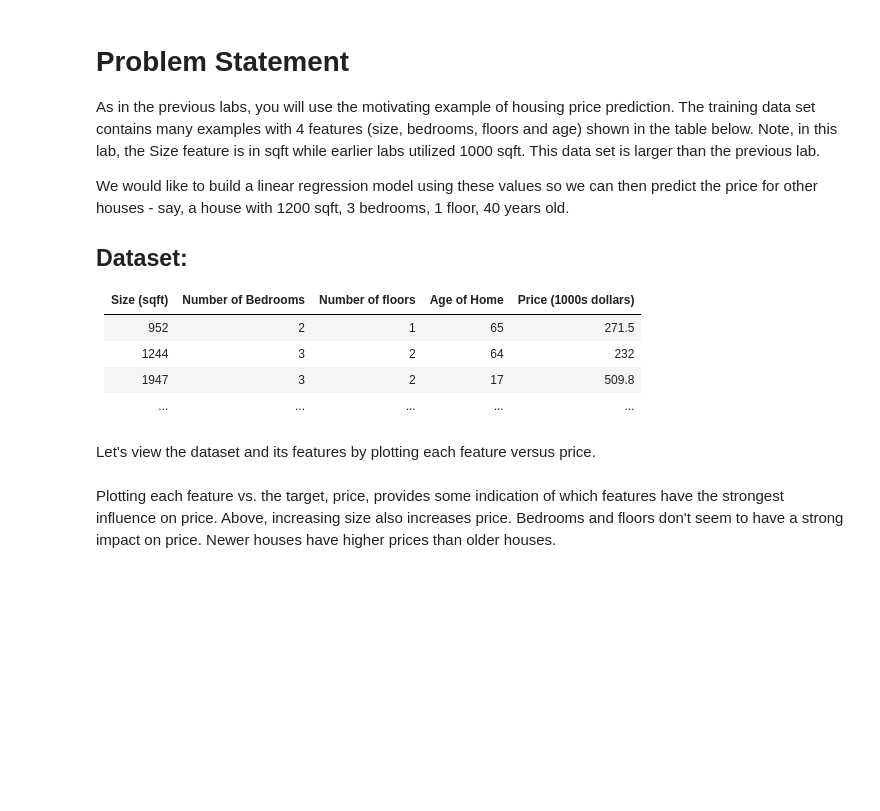
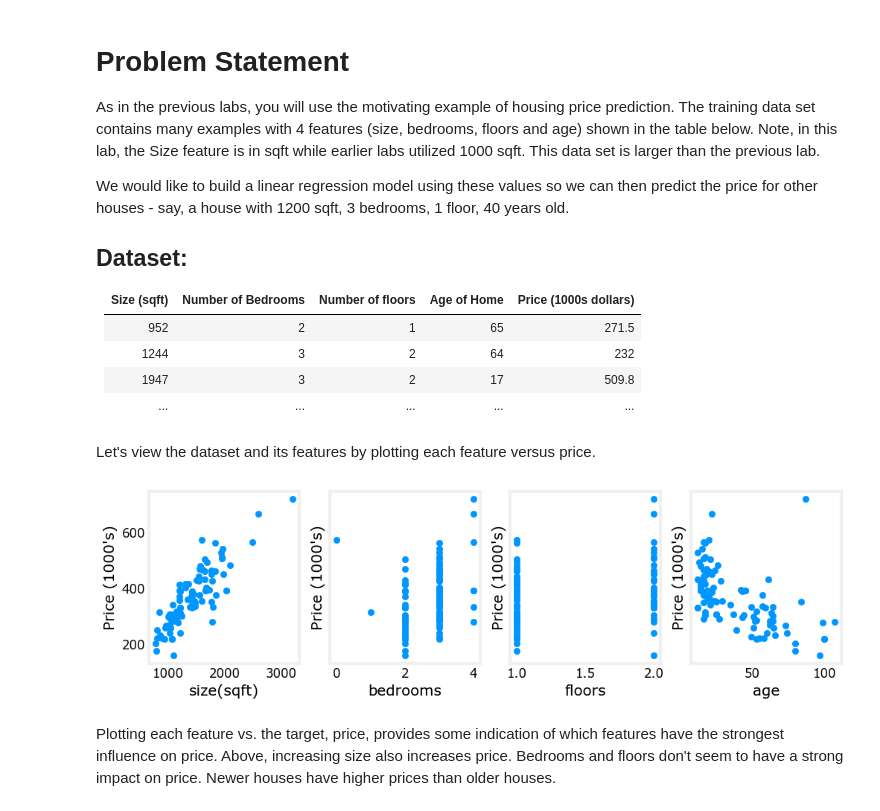
Before and after one commit to cs-joy/machine-learning, a Jupyter notebook: Coursera/Lab/w2/C1_W2_Lab03_Feature_Scaling_and_Learning_Rate_Soln.ipynb, the cells around one changed output. Saved outputs shown, nothing was run; the diff lists cells and outputs as text; code cells hidden in the pictures; blank space fills up the shorter version.

```diff
--- a/Coursera/Lab/w2/C1_W2_Lab03_Feature_Scaling_and_Learning_Rate_Soln.ipynb
+++ b/Coursera/Lab/w2/C1_W2_Lab03_Feature_Scaling_and_Learning_Rate_Soln.ipynb
@@ -60,10 +60,13 @@ Let's view the dataset and its features by plotting each feature versus price.
 # %%
 fig,ax=plt.subplots(1, 4, figsize=(12, 3), sharey=True)
 for i in range(len(ax)):
     ax[i].scatter(X_train[:,i],y_train)
     ax[i].set_xlabel(X_features[i])
-ax[0].set_ylabel("Price (1000's)")
+    ax[i].set_ylabel("Price (1000's)")
+#ax[0].set_ylabel("Price (1000's)")
 plt.show()
+# %% [output]
+[figure, added]
 # %% [markdown]
 Plotting each feature vs. the target, price, provides some indication of which features have the strongest influence on price. Above, increasing size also increases price. Bedrooms and floors don't seem to have a strong impact on price. Newer houses have higher prices than older houses.
 # %% [markdown]
```
Also changed, not shown: 1 other file.
